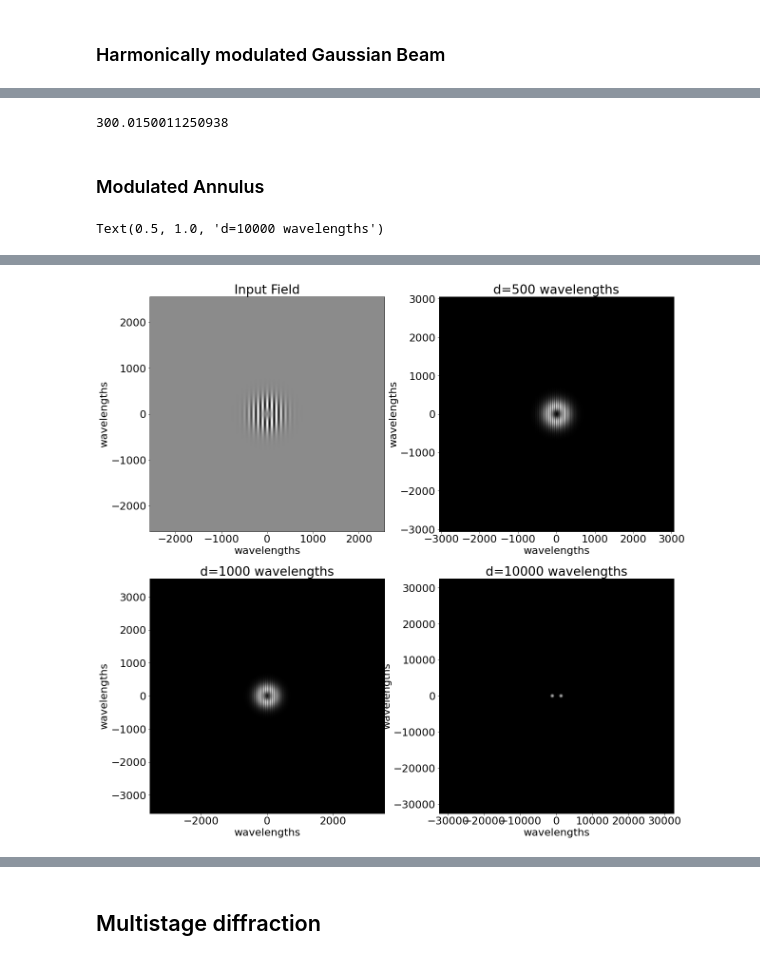
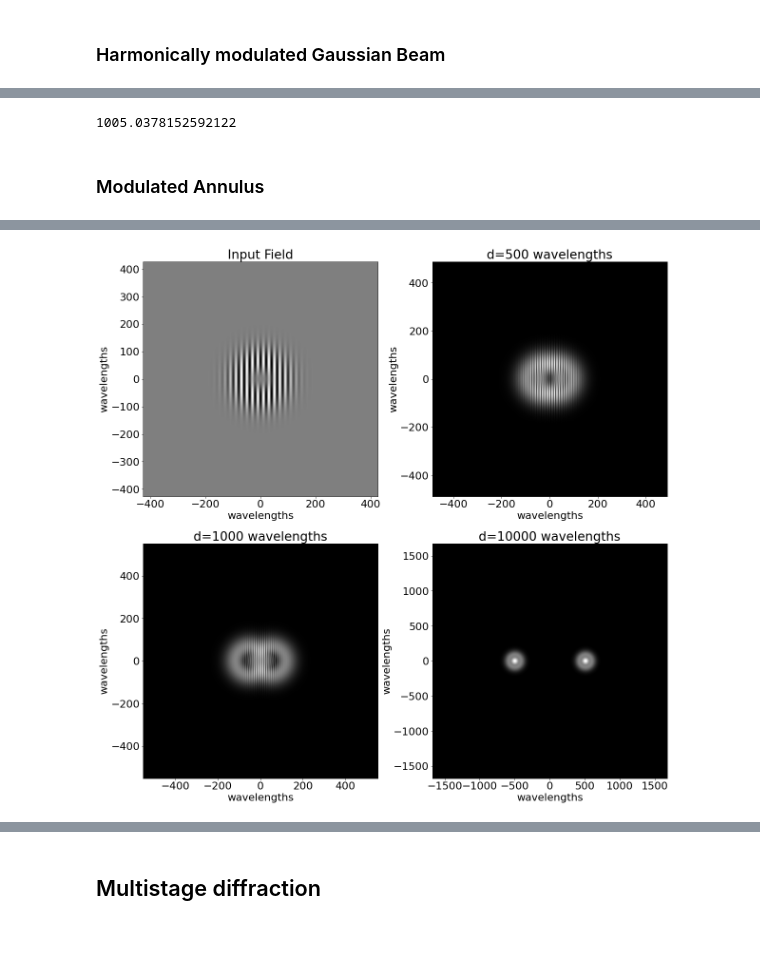
Before and after one commit to djbradyAtOpticalSciencesArizona/computationalImaging, a Jupyter notebook: waves/numericalDiffraction.ipynb, the cells around one changed output, grey strips where cells are left out. Cells and saved outputs as stored; diff of their text form; code cells hidden in the pictures.

```diff
--- a/waves/numericalDiffraction.ipynb
+++ b/waves/numericalDiffraction.ipynb
@@ -51,12 +51,12 @@ def g(f,d,lam):
 # calculate the diffracted field for the 2d image f propagated a distance d with wavelength relative to the pixel pitch lam
 # d is in units of wavelengths, lam is the ratio of the wavelength to the sampling period. We assume lam<< 1
 #
-  zPad=np.int(np.abs(d)*lam)
+  zPad=np.int(np.abs(d)*lam/4)
   inF=np.zeros(np.add(f.shape,[zPad,zPad])).astype('complex128')
   inF[np.int(inF.shape[0]/2-f.shape[0]/2):np.int(inF.shape[0]/2+f.shape[0]/2),np.int(inF.shape[0]/2-f.shape[0]/2):np.int(inF.shape[0]/2+f.shape[0]/2)]=f
   urange=np.linspace(-lam/2,lam/2,inF.shape[0])
   u,v = np.meshgrid(urange,urange)
-  g=np.fft.ifft2(np.fft.fft2(inF)*np.fft.fftshift(np.exp(1j *2* np.pi *d*np.sqrt( 1 - u**2 - v**2))))
+  g=np.fft.ifft2(np.fft.fft2(inF)*np.fft.fftshift(np.exp(1j *2* np.pi *(d)*np.sqrt( 1 - u**2 - v**2))))
   return g
 # %% [markdown]
 ### rectancular object
@@ -130,17 +141,17 @@ Text(0, 0.5, 'wavelengths')
-# %%
-30000*np.tan(np.arcsin(1/100))
-# %% [output]
-300.0150011250938
+# %%
+# at z = 10000 wavelengths, the diffracted shift of the beam in wavelenghts should be:
+10000*np.tan(np.arcsin(1/10))
+# %% [output]
+1005.0378152592122
 # %% [markdown]
 ### Modulated Annulus
 # %%
 N=256
-lam=.1
-xrange=N/(lam)
-wo=300
+lam=.3
+xrange=N/(2*lam)
 xp=np.linspace(-xrange,xrange,N)
 x,y = np.meshgrid(xp,xp)
-f=np.cos(2*np.pi*x/100)*(np.exp(-(x**2+y**2)/wo**2)-np.exp(-4*(x**2+y**2)/wo**2))
+f=np.cos(2*np.pi*x/20)*(np.exp(-(x**2+y**2)/4000)-np.exp(-(x**2+y**2)/5000))
 plt.subplot(2,2,1)
 plt.imshow(f,extent=[-xrange,xrange,-xrange,xrange],cmap='gray', aspect='equal')
 plt.xlabel('wavelengths')
@@ -148,29 +159,28 @@ plt.ylabel('wavelengths')
 plt.title('Input Field')
 plt.subplot(2,2,2)
 d=500
-q=g(f,d,lam)
-xrange=q.shape[0]/(lam)
+q=g(f,d,.3)
+xrange=q.shape[0]/(2*lam)
 plt.imshow(np.abs(q),extent=[-xrange,xrange,-xrange,xrange],cmap='gray', aspect='equal')
 plt.xlabel('wavelengths')
 plt.ylabel('wavelengths')
 plt.title('d=500 wavelengths')
 plt.subplot(2,2,3)
 d=1000
-q=g(f,d,lam)
-xrange=q.shape[0]/(lam)
+q=g(f,d,.3)
+xrange=q.shape[0]/(2*lam)
 plt.imshow(np.abs(q),extent=[-xrange,xrange,-xrange,xrange],cmap='gray', aspect='equal')
 plt.xlabel('wavelengths')
 plt.ylabel('wavelengths')
 plt.title('d=1000 wavelengths')
 plt.subplot(2,2,4)
-d=30000
-q=g(f,d,lam)
-xrange=q.shape[0]/(lam)
+d=10000
+q=g(f,d,.3)
+xrange=q.shape[0]/(2*lam)
 plt.imshow(np.abs(q),extent=[-xrange,xrange,-xrange,xrange],cmap='gray', aspect='equal')
 plt.xlabel('wavelengths')
 plt.ylabel('wavelengths')
 plt.title('d=10000 wavelengths')
-#plt.savefig('annulus.pdf')
-#files.download('annulus.pdf')
+plt.savefig('annulus.pdf')
+files.download('annulus.pdf')
 # %% [output]
-Text(0.5, 1.0, 'd=10000 wavelengths')
@@ -177,4 +189,4 @@ Text(0.5, 1.0, 'd=10000 wavelengths')
-[figure, old version]
+[figure, new version]
 # %%
 plt.plot(np.linspace(-xrange,xrange,q.shape[0]),np.abs(q[np.int(q.shape[0]/2),:]))
 # %% [output]
```
Also changed, not shown: parts of 12 cells of this notebook.
